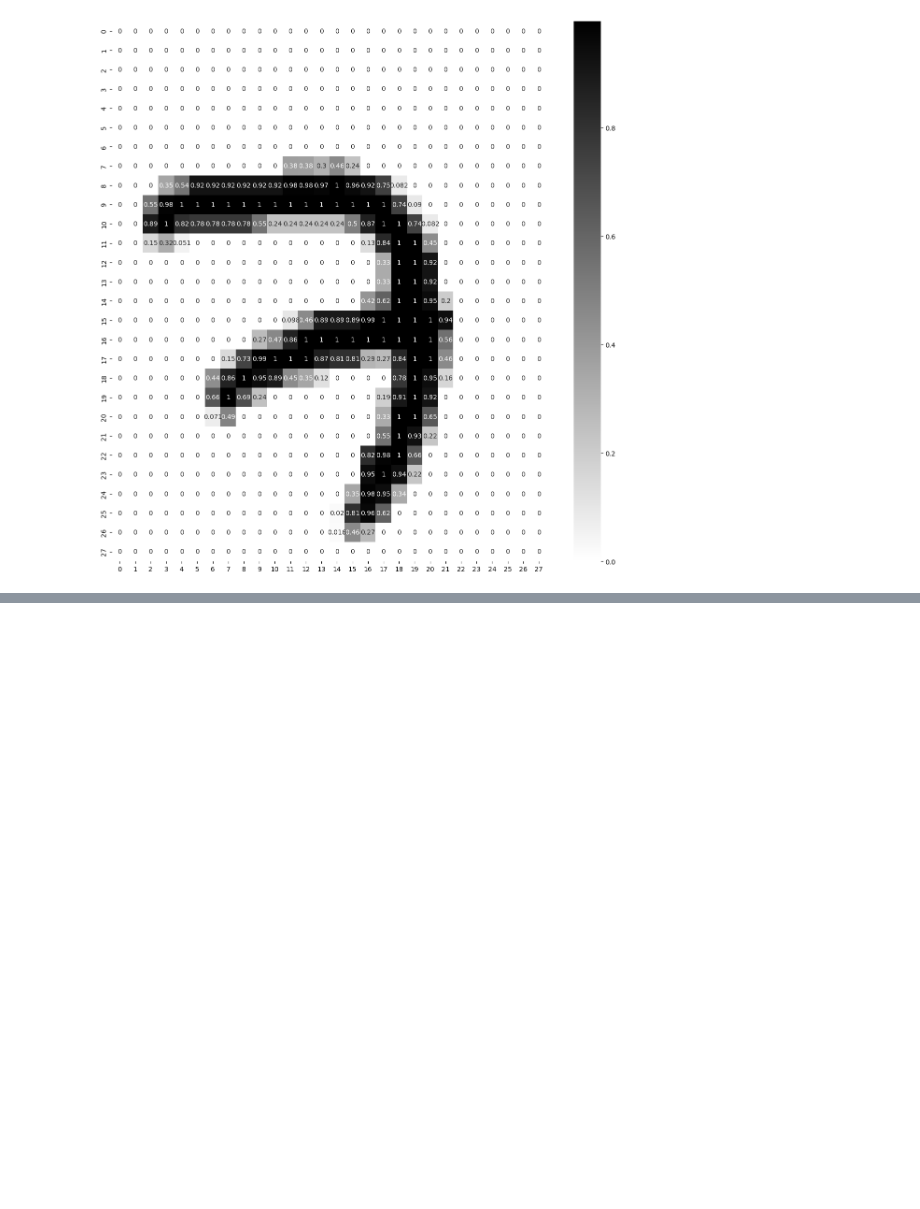
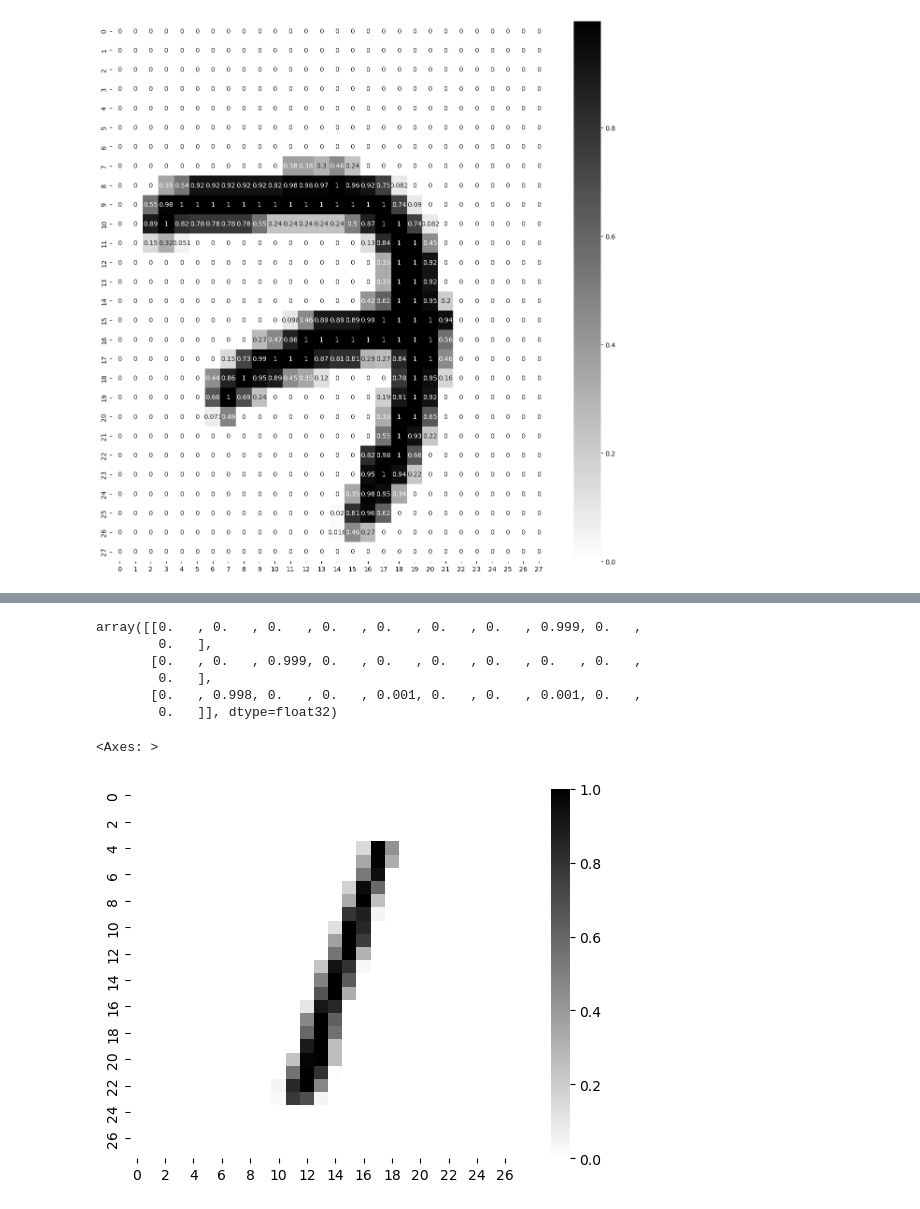
Before and after one commit to DragonKrissash/DataScience-Masters, a Jupyter notebook: Class Work/04 - Neural Networks/02 - Activation function/ANN.ipynb, the cells around one changed output, grey strips where cells are left out. Saved outputs shown, nothing was run; the diff lists cells and outputs as text; code cells hidden in the pictures; blank space fills up the shorter version.

```diff
--- a/Class Work/04 - Neural Networks/02 - Activation function/ANN.ipynb
+++ b/Class Work/04 - Neural Networks/02 - Activation function/ANN.ipynb
@@ -83,0 +185,3 @@ sns.heatmap(Xtr[0],annot=True,cmap='binary')
+# %%
+xnew=Xte[:3]
+actual=yte[:3]
@@ -83,0 +198,14 @@ sns.heatmap(Xtr[0],annot=True,cmap='binary')
+# %%
+y_pred.round(3)
+# %% [output]
+array([[0.   , 0.   , 0.   , 0.   , 0.   , 0.   , 0.   , 0.999, 0.   ,
+        0.   ],
+       [0.   , 0.   , 0.999, 0.   , 0.   , 0.   , 0.   , 0.   , 0.   ,
+        0.   ],
+       [0.   , 0.998, 0.   , 0.   , 0.001, 0.   , 0.   , 0.001, 0.   ,
+        0.   ]], dtype=float32)
+# %%
+sns.heatmap(xnew[2],cmap='binary')
+# %% [output]
+<Axes: >
+[figure, added]
```
Also changed, not shown: parts of 17 cells of this notebook.
